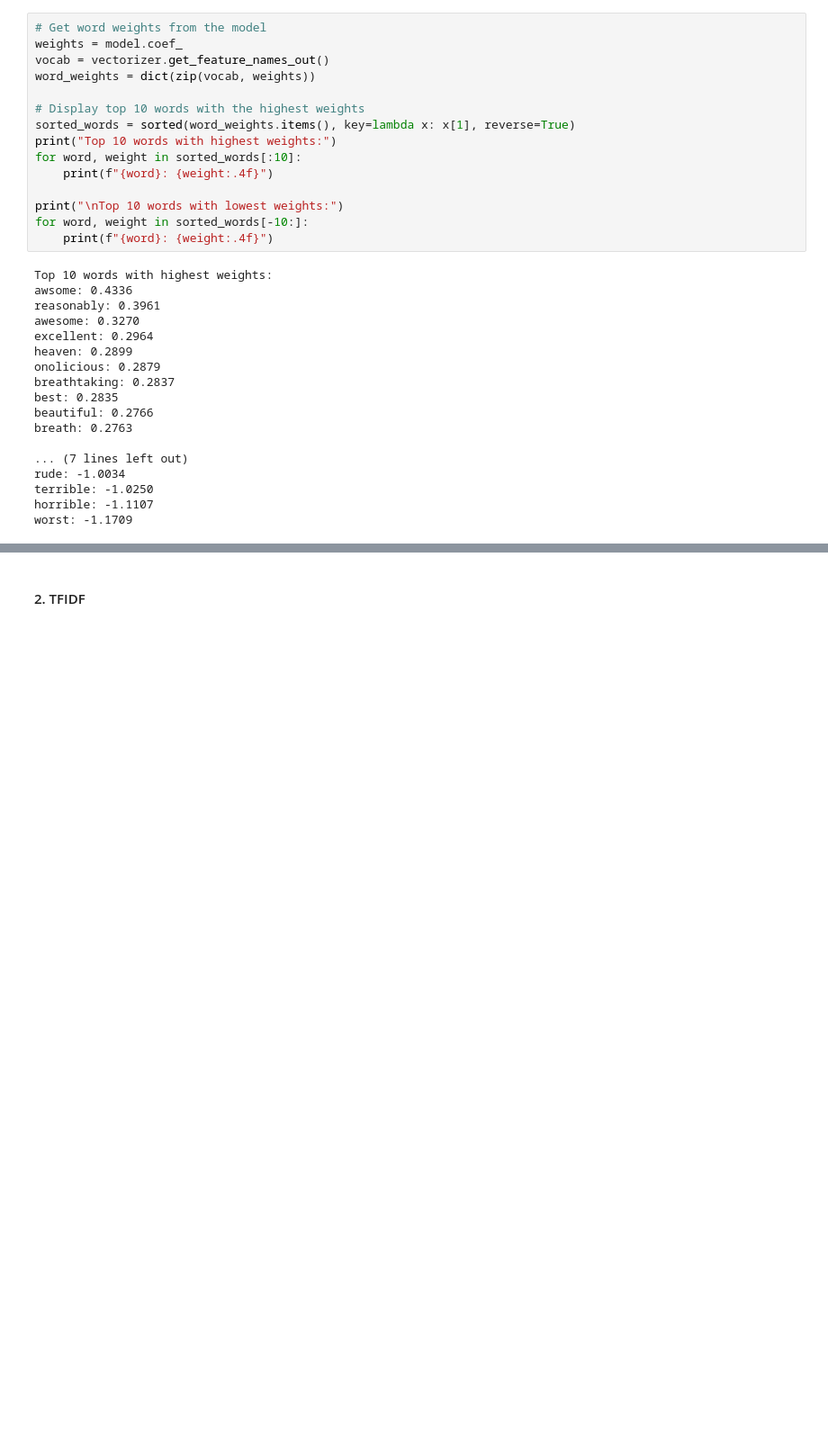
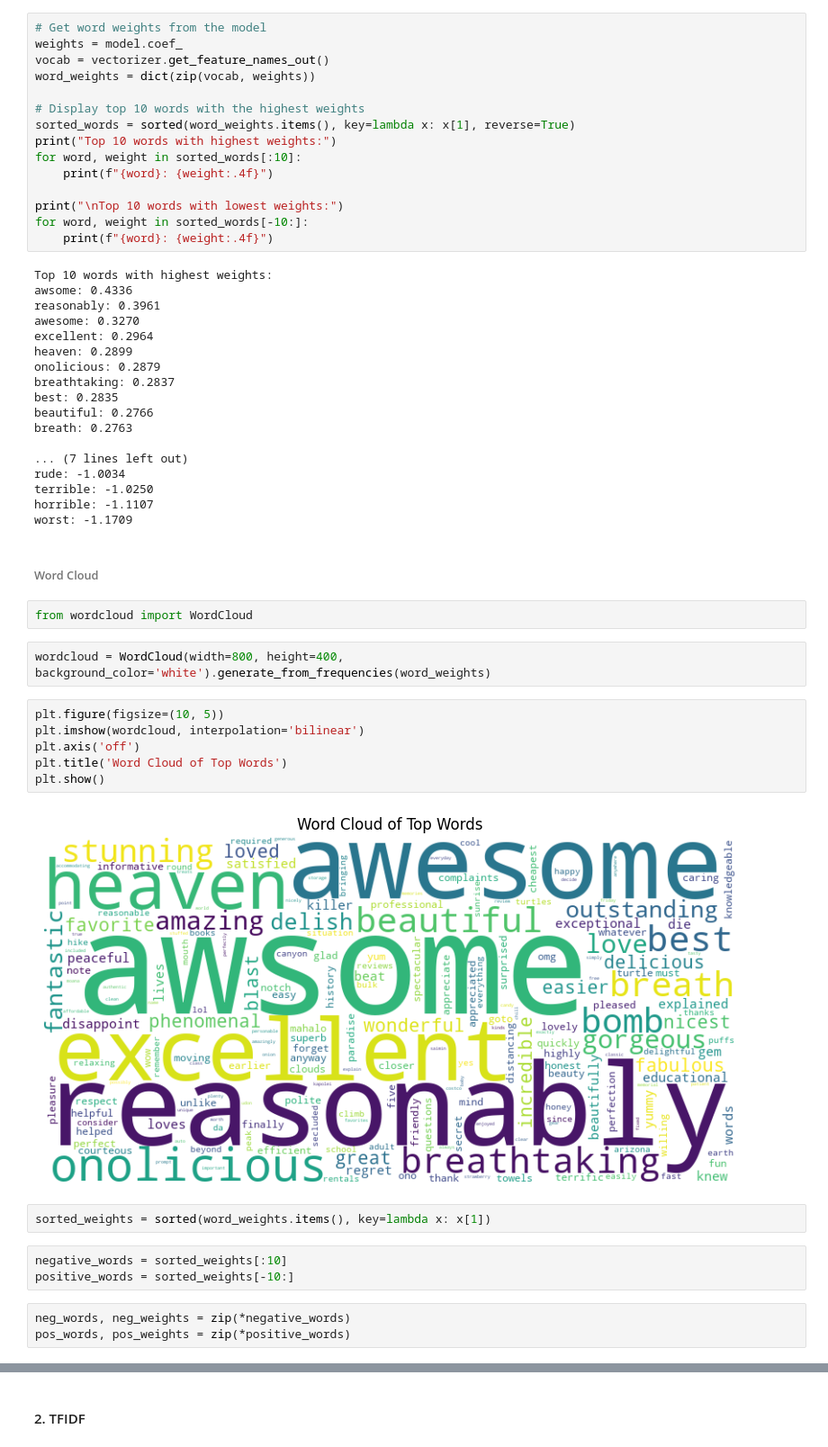
Before and after one commit to SamuelKao/HawaiiGoogleReview, a Jupyter notebook: assignment2.ipynb, the cells around one changed output, grey strips where cells are left out. Shown: that part at 90% size. Saved outputs shown, nothing was run; the diff lists cells and outputs as text; blank space fills up the shorter version.

```diff
--- a/assignment2.ipynb
+++ b/assignment2.ipynb
@@ -482,3 +539,25 @@ rude: -1.0034
 terrible: -1.0250
 horrible: -1.1107
 worst: -1.1709
+# %% [markdown]
+###### Word Cloud
+# %%
+from wordcloud import WordCloud
+# %%
+wordcloud = WordCloud(width=800, height=400, background_color='white').generate_from_frequencies(word_weights)
+# %%
+plt.figure(figsize=(10, 5))
+plt.imshow(wordcloud, interpolation='bilinear')
+plt.axis('off')
+plt.title('Word Cloud of Top Words')
+plt.show()
+# %% [output]
+[figure, added]
+# %%
+sorted_weights = sorted(word_weights.items(), key=lambda x: x[1])
+# %%
+negative_words = sorted_weights[:10]
+positive_words = sorted_weights[-10:]
+# %%
+neg_words, neg_weights = zip(*negative_words)
+pos_words, pos_weights = zip(*positive_words)
```
Also changed, not shown: parts of 18 cells of this notebook.
